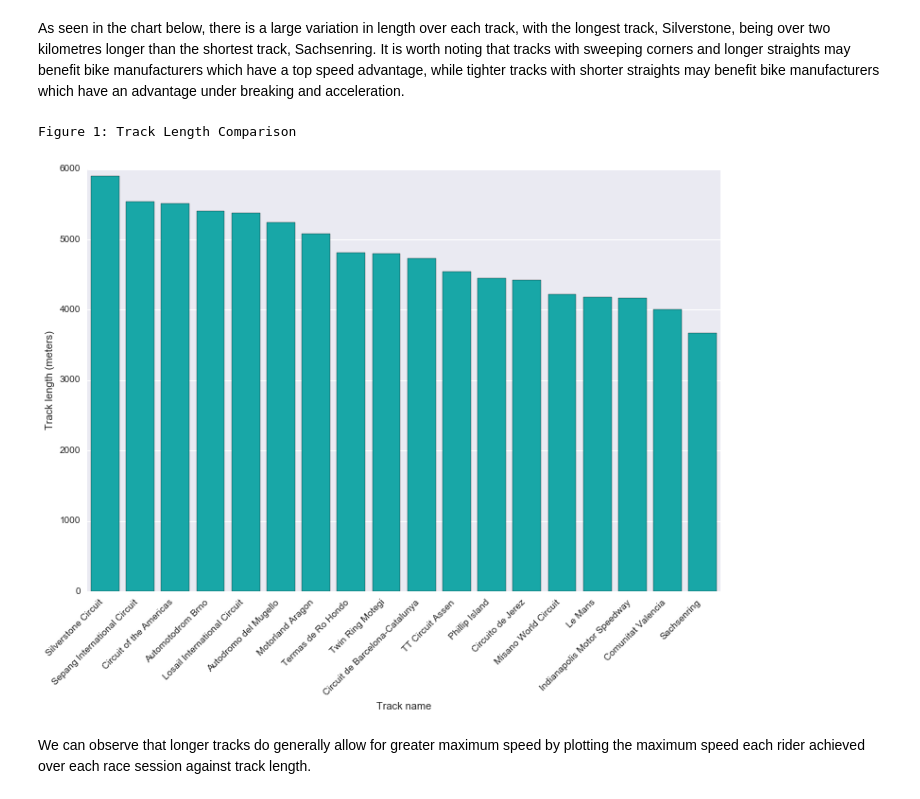
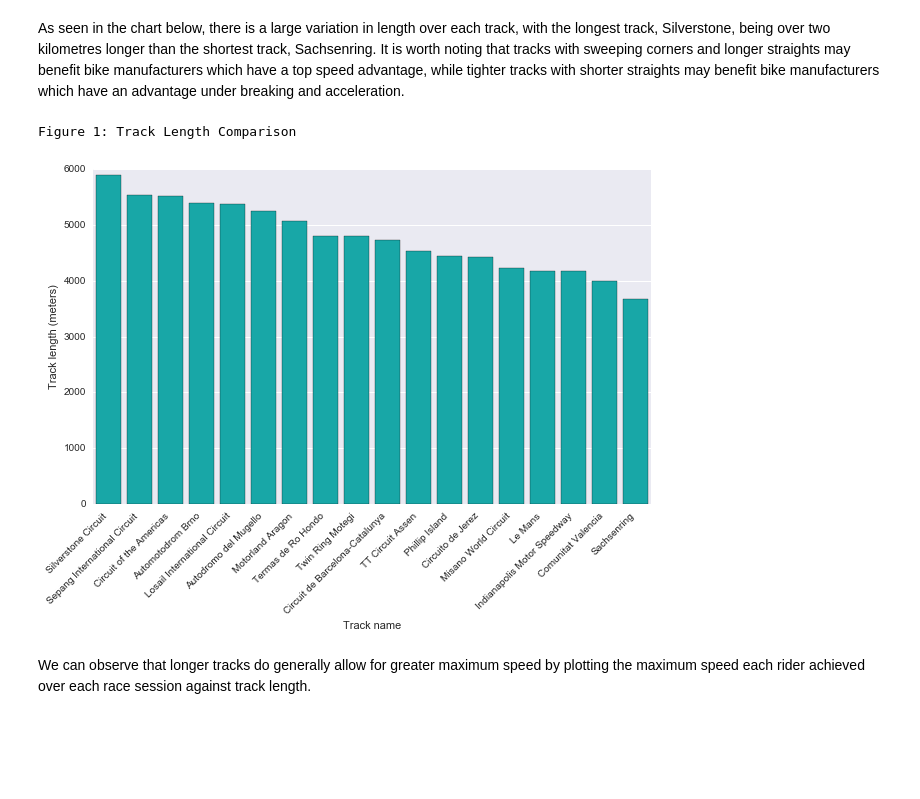
Before and after one commit to buswedg/Udacity, a Jupyter notebook: Machine Learning Engineer Nanodegree/P5 Capstone Project/ND_Project5.ipynb, the cells around one changed output. Saved outputs shown, nothing was run; the diff lists cells and outputs as text; code cells hidden in the pictures; blank space fills up the shorter version.

```diff
--- a/Machine Learning Engineer Nanodegree/P5 Capstone Project/ND_Project5.ipynb
+++ b/Machine Learning Engineer Nanodegree/P5 Capstone Project/ND_Project5.ipynb
@@ -268,24 +286,24 @@ As seen in the chart below, there is a large variation in length over each track
 # %%
 #!pip install seaborn
 import matplotlib.pyplot as plt
 import seaborn as sns
 %matplotlib inline
 
 df_temp = df_session2014motogprace.sort_values(by="sessionTracklength", ascending=False)
 
-fig = plt.subplots(figsize=(12, 8))
+fig = plt.subplots(figsize=(10, 6))
 ax = sns.barplot(x="sessionTrackname", y="sessionTracklength", data=df_temp, color="c")
 ax.set_xticklabels(ax.get_xticklabels(), rotation=45, ha="right")
 
 #ax.set_title("Figure 1: Track Length Comparison")
 ax.set_ylabel("Track length (meters)")
 ax.set_xlabel("Track name")
 
 print("Figure 1: Track Length Comparison")
 plt.show()
 # %% [output]
 Figure 1: Track Length Comparison
-[figure, old version]
+[figure, new version]
 # %% [markdown]
 We can observe that longer tracks do generally allow for greater maximum speed by plotting the maximum speed each rider achieved over each race session against track length.
 # %%
```
Also changed, not shown: parts of 74 cells of this notebook, 19 other files.
